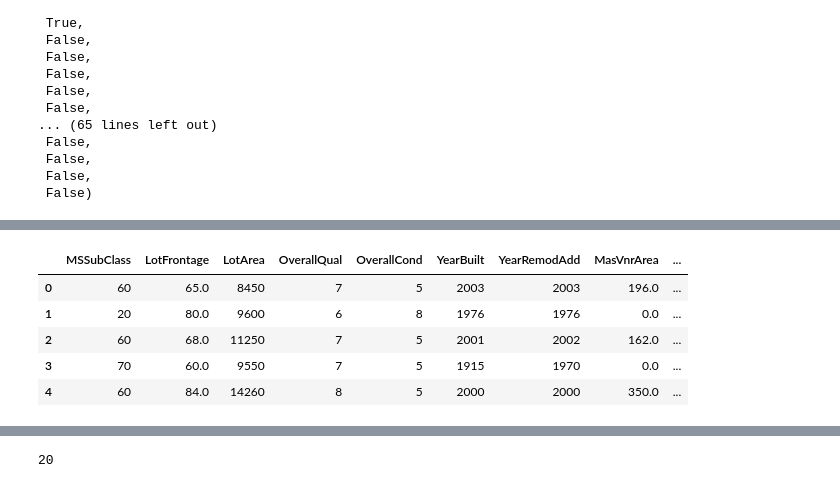
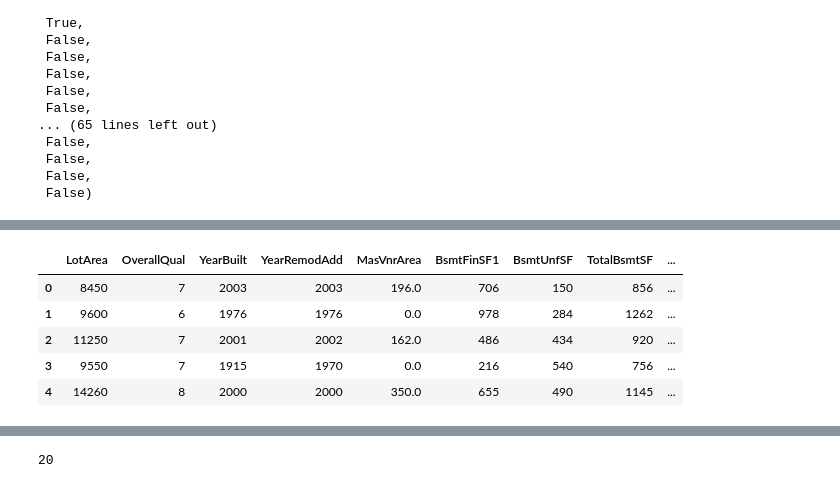
Before and after one commit to Dannylel/JupyterPlayground, a Jupyter notebook: Housing Prices Advanced Regression & Boosting.ipynb, the cells around one changed output, grey strips where cells are left out. Cells and saved outputs as stored; diff of their text form; code cells hidden in the pictures.

```diff
--- a/Housing Prices Advanced Regression & Boosting.ipynb
+++ b/Housing Prices Advanced Regression & Boosting.ipynb
@@ -366,0 +205,7 @@ memory usage: 924.0+ KB
+# %%
+#dropping all pool related fields cause we have 1453 nan values for pool area
+#doing the same for the following columns as they had high number of nan values: 3SsnPorch PoolArea OpenPorchSF EnclosedPorch ScreenPorch WoodDeckSF
+#Dropping the following columns to improve lr as they have lowest corr score to target BsmtFinSF2 0.011378 BsmtHalfBath 0.016844MiscVal 0.021190 LowQualFinSF 0.025606 YrSold 0.028923 MoSold 0.046432 OverallCond 0.077856 MSSubClass
+data.drop(['BsmtFinSF2','BsmtHalfBath','MiscVal','LowQualFinSF','YrSold','MoSold','OverallCond','MSSubClass'],axis=1,inplace=True)
+# data.drop(['3SsnPorch', 'PoolArea', 'OpenPorchSF', 'EnclosedPorch', 'ScreenPorch', 'WoodDeckSF','PoolArea', 'PoolQC', 'MiscFeature', 'FireplaceQu', 'MasVnrType', 'Alley','Fence','LotFrontage'],axis=1, inplace=True)
+data.head()
@@ -393,0 +250,6 @@ pre.Information(data)
+# %%
+data.Foundation.replace(FoundationDict,inplace=True)
+# %%
+data.SaleCondition.replace(SaleCondDict,inplace=True)
+# %%
+data.SaleType.replace(SaleTypeDict,inplace=True)
@@ -430,12 +303,14 @@ memory usage: 490.6+ KB
 # %%
-num=pd.DataFrame(data[[ 'MSSubClass', 'LotFrontage', 'LotArea', 'OverallQual', 'OverallCond', 'YearBuilt', 'YearRemodAdd', 'MasVnrArea', 'BsmtFinSF1', 'BsmtFinSF2', 'BsmtUnfSF', 'TotalBsmtSF', '1stFlrSF', '2ndFlrSF', 'LowQualFinSF', 'GrLivArea', 'BsmtFullBath', 'BsmtHalfBath', 'FullBath', 'HalfBath', 'BedroomAbvGr', 'KitchenAbvGr', 'TotRmsAbvGrd', 'Fireplaces', 'GarageYrBlt', 'GarageCars', 'GarageArea', 'WoodDeckSF', 'OpenPorchSF', 'EnclosedPorch', '3SsnPorch', 'ScreenPorch', 'PoolArea', 'MiscVal', 'MoSold', 'YrSold']])
-num = num.apply(lambda x:x.fillna(x.median()))
+'WoodDeckSF', 'OpenPorchSF', 'EnclosedPorch', '3SsnPorch', 'ScreenPorch', 'PoolArea'
+'BsmtFinSF2','BsmtHalfBath','MiscVal','LowQualFinSF','YrSold','MoSold','OverallCond','MSSubClass'
+num=pd.DataFrame(data[[ 'LotArea', 'OverallQual', 'YearBuilt', 'YearRemodAdd', 'MasVnrArea', 'BsmtFinSF1', 'BsmtUnfSF', 'TotalBsmtSF', '1stFlrSF', '2ndFlrSF', 'GrLivArea', 'BsmtFullBath','FullBath', 'HalfBath', 'BedroomAbvGr', 'KitchenAbvGr', 'TotRmsAbvGrd', 'Fireplaces', 'GarageYrBlt', 'GarageCars', 'GarageArea']])
+num = num.apply(lambda x:x.fillna(x.interpolate()))
 #num.isna().value_counts()
 num.head()
 # %% [output]
-|  | MSSubClass | LotFrontage | LotArea | OverallQual | OverallCond | YearBuilt | YearRemodAdd | MasVnrArea | ... |
-| 0 | 60 | 65.0 | 8450 | 7 | 5 | 2003 | 2003 | 196.0 | ... |
-| 1 | 20 | 80.0 | 9600 | 6 | 8 | 1976 | 1976 | 0.0 | ... |
-| 2 | 60 | 68.0 | 11250 | 7 | 5 | 2001 | 2002 | 162.0 | ... |
-| 3 | 70 | 60.0 | 9550 | 7 | 5 | 1915 | 1970 | 0.0 | ... |
-| 4 | 60 | 84.0 | 14260 | 8 | 5 | 2000 | 2000 | 350.0 | ... |
+|  | LotArea | OverallQual | YearBuilt | YearRemodAdd | MasVnrArea | BsmtFinSF1 | BsmtUnfSF | TotalBsmtSF | ... |
+| 0 | 8450 | 7 | 2003 | 2003 | 196.0 | 706 | 150 | 856 | ... |
+| 1 | 9600 | 6 | 1976 | 1976 | 0.0 | 978 | 284 | 1262 | ... |
+| 2 | 11250 | 7 | 2001 | 2002 | 162.0 | 486 | 434 | 920 | ... |
+| 3 | 9550 | 7 | 1915 | 1970 | 0.0 | 216 | 540 | 756 | ... |
+| 4 | 14260 | 8 | 2000 | 2000 | 350.0 | 655 | 490 | 1145 | ... |
```
Also changed, not shown: parts of 63 cells of this notebook, 2 other files.
